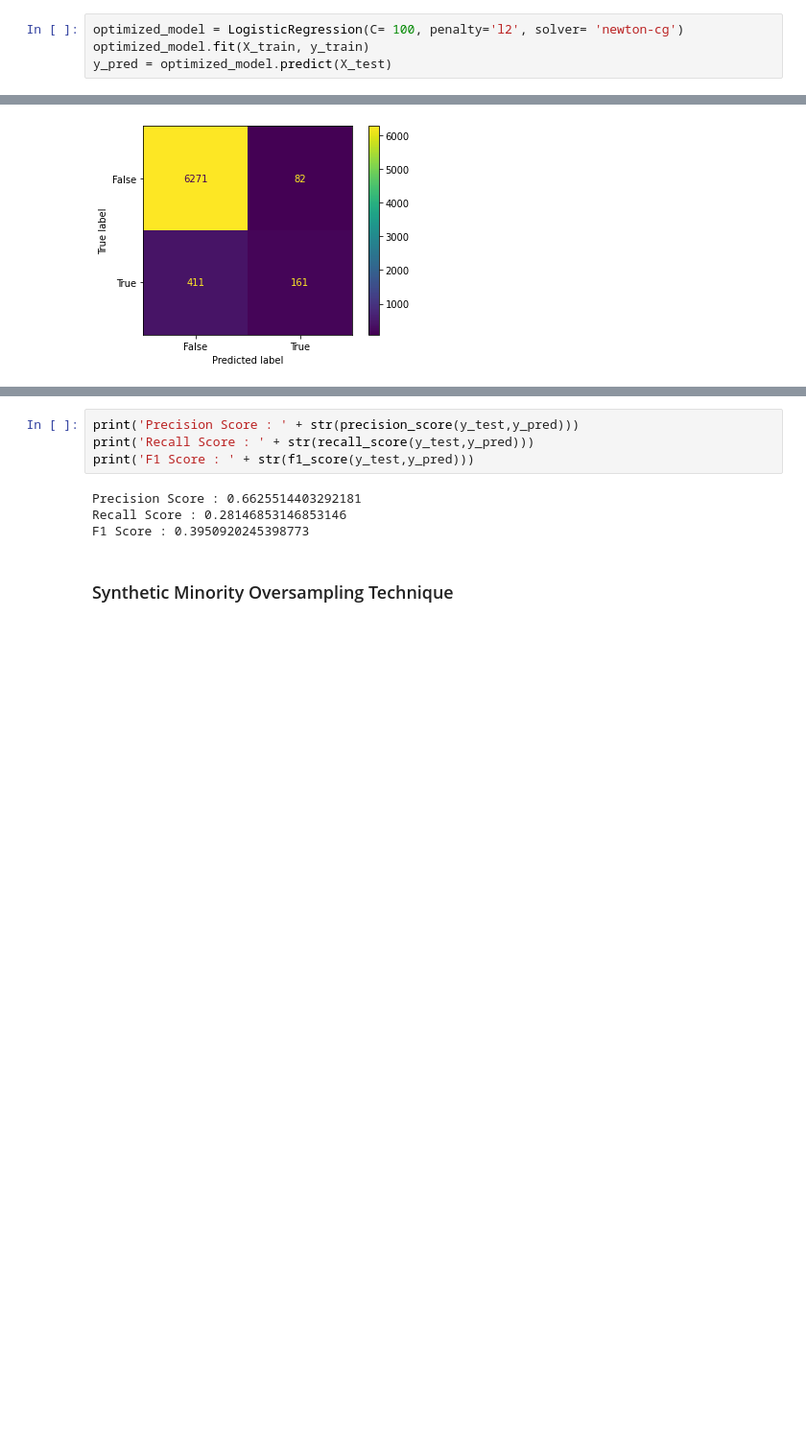
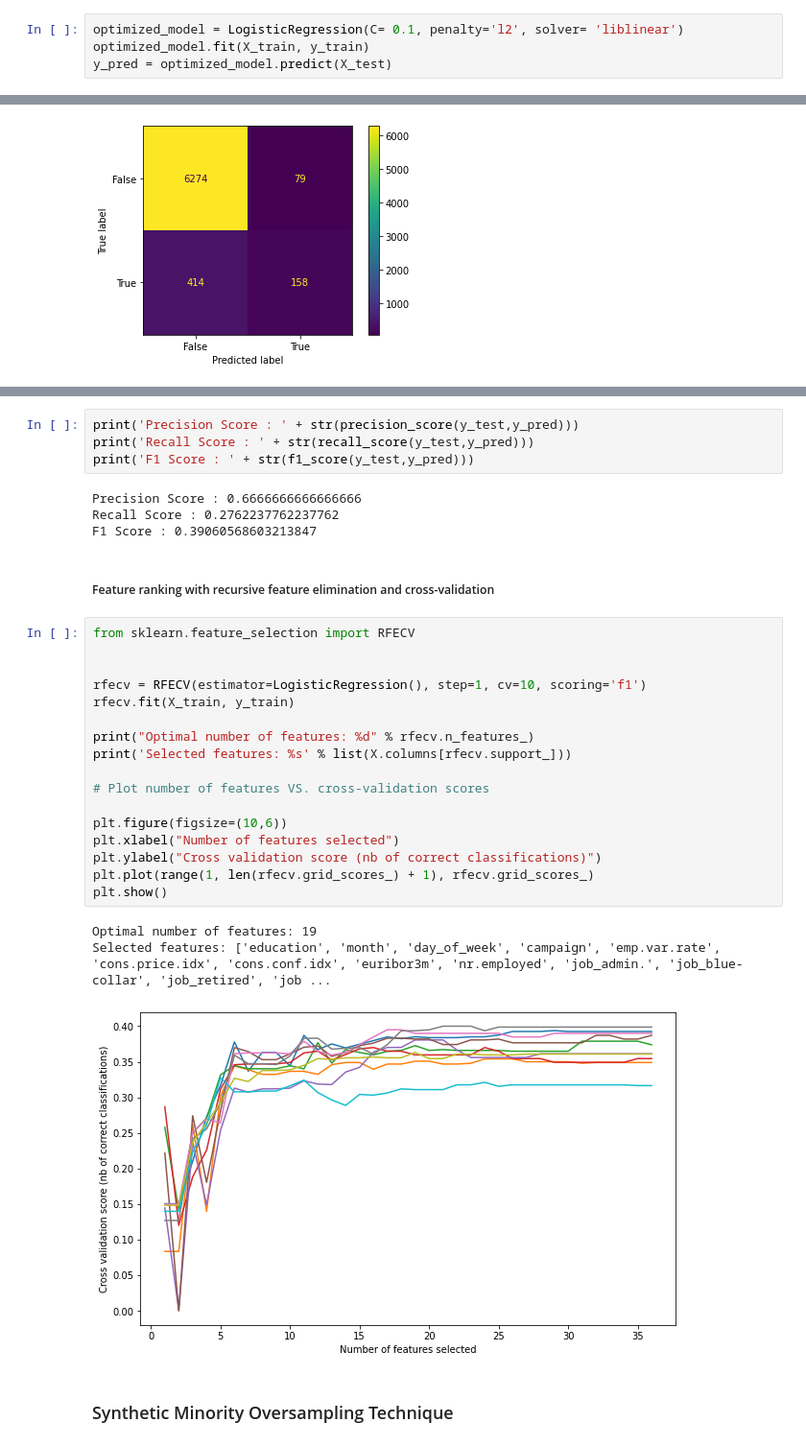
Before and after one commit to martina-nu/LogisticRegression-BankMarketing, a Jupyter notebook: src/explore.ipynb, the cells around one changed output, grey strips where cells are left out. Shown at 96% size. Drawn from its saved outputs; the diff is of its cells as text; blank space fills up the shorter version.

```diff
--- a/src/explore.ipynb
+++ b/src/explore.ipynb
@@ -677,7 +679,7 @@ print('Best Hyperparameters: %s' % result.best_params_)
 Best Score: 0.3674276239140512
 Best Hyperparameters: {'C': 0.1, 'penalty': 'l2', 'solver': 'liblinear'}
 # %%
-optimized_model = LogisticRegression(C= 100, penalty='l2', solver= 'newton-cg')
+optimized_model = LogisticRegression(C= 0.1, penalty='l2', solver= 'liblinear')
 optimized_model.fit(X_train, y_train)
 y_pred = optimized_model.predict(X_test)
 # %%
@@ -704,9 +706,32 @@ print('Precision Score : ' + str(precision_score(y_test,y_pred)))
 print('Recall Score : ' + str(recall_score(y_test,y_pred)))
 print('F1 Score : ' + str(f1_score(y_test,y_pred)))
 # %% [output]
-Precision Score : 0.6625514403292181
-Recall Score : 0.28146853146853146
-F1 Score : 0.3950920245398773
+Precision Score : 0.6666666666666666
+Recall Score : 0.2762237762237762
+F1 Score : 0.39060568603213847
+# %% [markdown]
+##### Feature ranking with recursive feature elimination and cross-validation
+# %%
+from sklearn.feature_selection import RFECV
+
+
+rfecv = RFECV(estimator=LogisticRegression(), step=1, cv=10, scoring='f1')
+rfecv.fit(X_train, y_train)
+
+print("Optimal number of features: %d" % rfecv.n_features_)
+print('Selected features: %s' % list(X.columns[rfecv.support_]))
+
+# Plot number of features VS. cross-validation scores
+
+plt.figure(figsize=(10,6))
+plt.xlabel("Number of features selected")
+plt.ylabel("Cross validation score (nb of correct classifications)")
+plt.plot(range(1, len(rfecv.grid_scores_) + 1), rfecv.grid_scores_)
+plt.show()
+# %% [output]
+Optimal number of features: 19
+Selected features: ['education', 'month', 'day_of_week', 'campaign', 'emp.var.rate', 'cons.price.idx', 'cons.conf.idx', 'euribor3m', 'nr.employed', 'job_admin.', 'job_blue-collar', 'job_retired', 'job ...
+[figure, added]
 # %% [markdown]
 ###  Synthetic Minority Oversampling Technique
 # %% [markdown]
```
Also changed, not shown: parts of 18 cells of this notebook, 3 other files.
